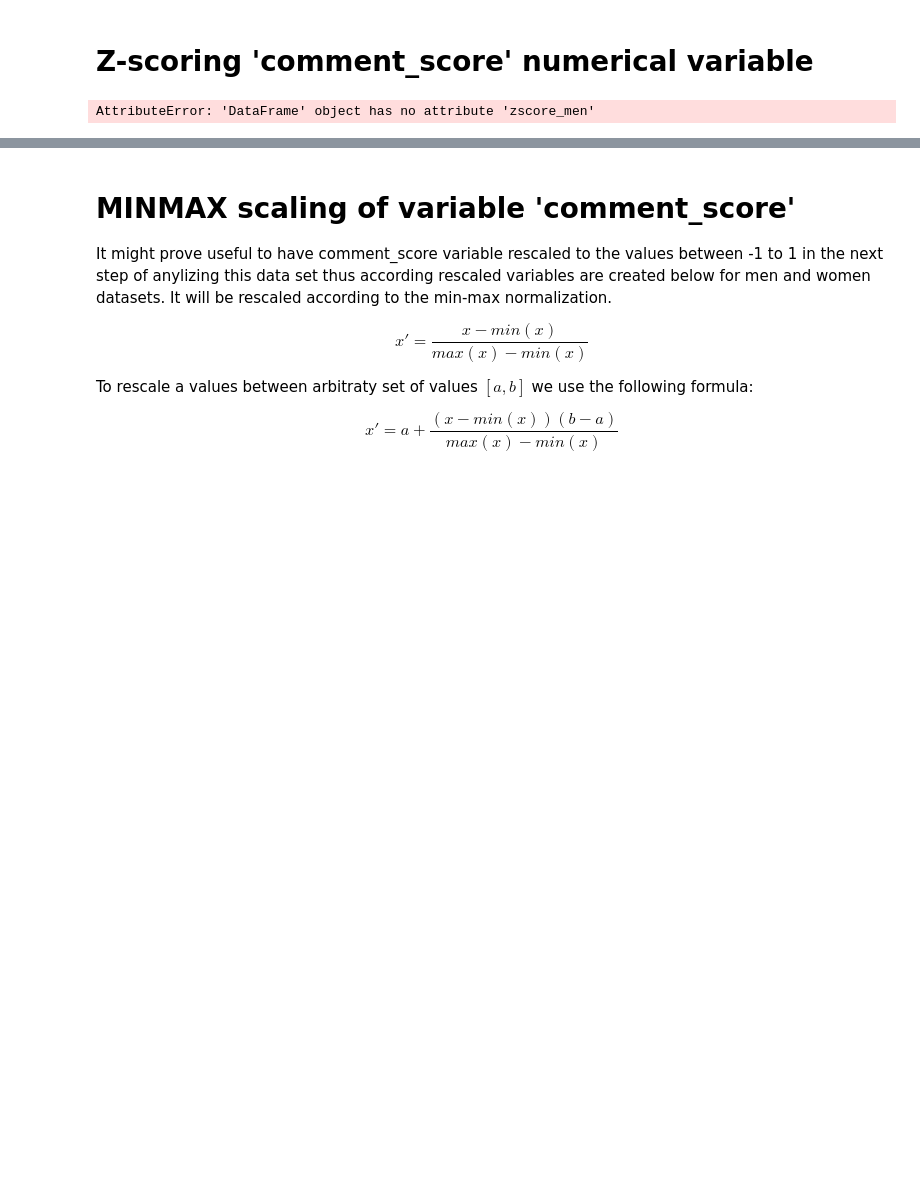
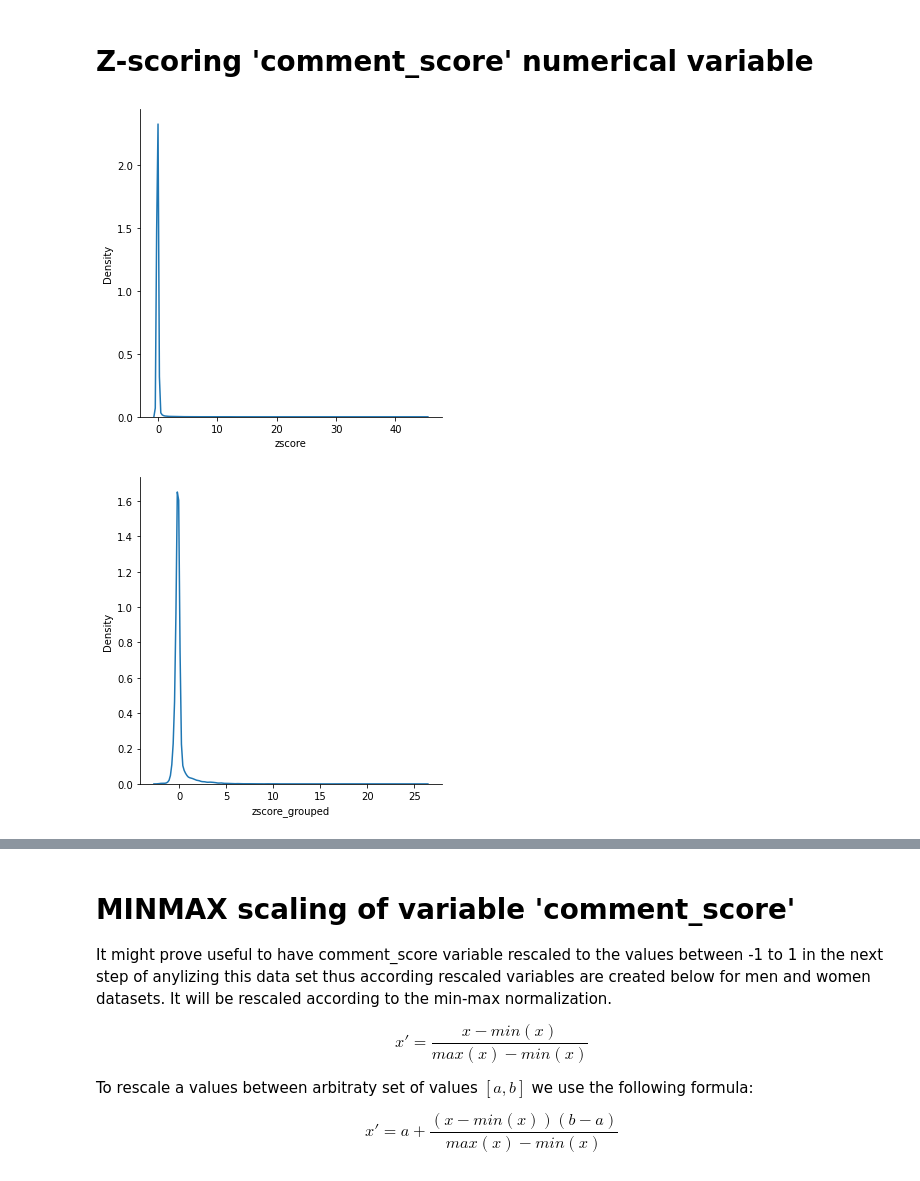
Before and after one commit to kgronek3/TMSMM_Project, a Jupyter notebook: 2_dataset_preparation.ipynb, the cells around one changed output, grey strips where cells are left out. Drawn from its saved outputs; the diff is of its cells as text; code cells hidden in the pictures; blank space fills up the shorter version.

```diff
--- a/2_dataset_preparation.ipynb
+++ b/2_dataset_preparation.ipynb
@@ -246,7 +249,9 @@ FINAL_CLEANING = re.compile('[^a-zA-Z0-9]')
 # %%
 # Preprocessing for sentiment analysis
 def preprocess_text(text):
+    text = [DELETE_LINKS.sub('', line) for line in text]
     text = [DELETE_USER_MENTIONS.sub('', line) for line in text]
+    text = [DELETE_SUBREDDIT_MENTIONS.sub('', line) for line in text]
     text = [REPLACE_WITH_SPACE.sub(' ', line) for line in text]
     text = [REPLACE_NO_SPACE.sub('', line) for line in text]
     text = [NUMBERS.sub('', line) for line in text]
@@ -320,7 +325,7 @@ men2['cleaned'] = men_com
 men2['cleaned_wo_sw'] = men_stw # comments with stop words removed
 men2['tokenized'] = men_tok
 men2['stemmed'] = men_stm
-men2['tokanized_wo_sw'] = men_tok_stw
+men2['tokenized_wo_sw'] = men_tok_stw
 
 # Adding numerical variables
 men2['comment_score'] = men['comment_score']
@@ -493,16 +498,17 @@ We can see a little better the distribution of the comment_score variable that
 # %%
 # Men
 # Ungrouped
 men2['zscore'] = zscore(men2['comment_score'], ddof = 0)
 
 # Grouped by submission title
 zscore_men_grouped = men2.groupby(['submission_title']).comment_score.transform(lambda x : zscore(x , ddof = 0))
 men2['zscore_grouped'] = zscore_men_grouped # adding zscored comment_score to
 
-sns.displot(data = men2.zscore_men, kind = 'kde');
-sns.displot(data = men2.zscore_men_grouped, kind = 'kde');
+sns.displot(data = men2.zscore, kind = 'kde');
+sns.displot(data = men2.zscore_grouped, kind = 'kde');
 # %% [output]
-AttributeError: 'DataFrame' object has no attribute 'zscore_men'
+[figure, added]
+[figure, added]
 # %%
 # Women
 # Ungrouped
```
Also changed, not shown: parts of 12 cells of this notebook.
